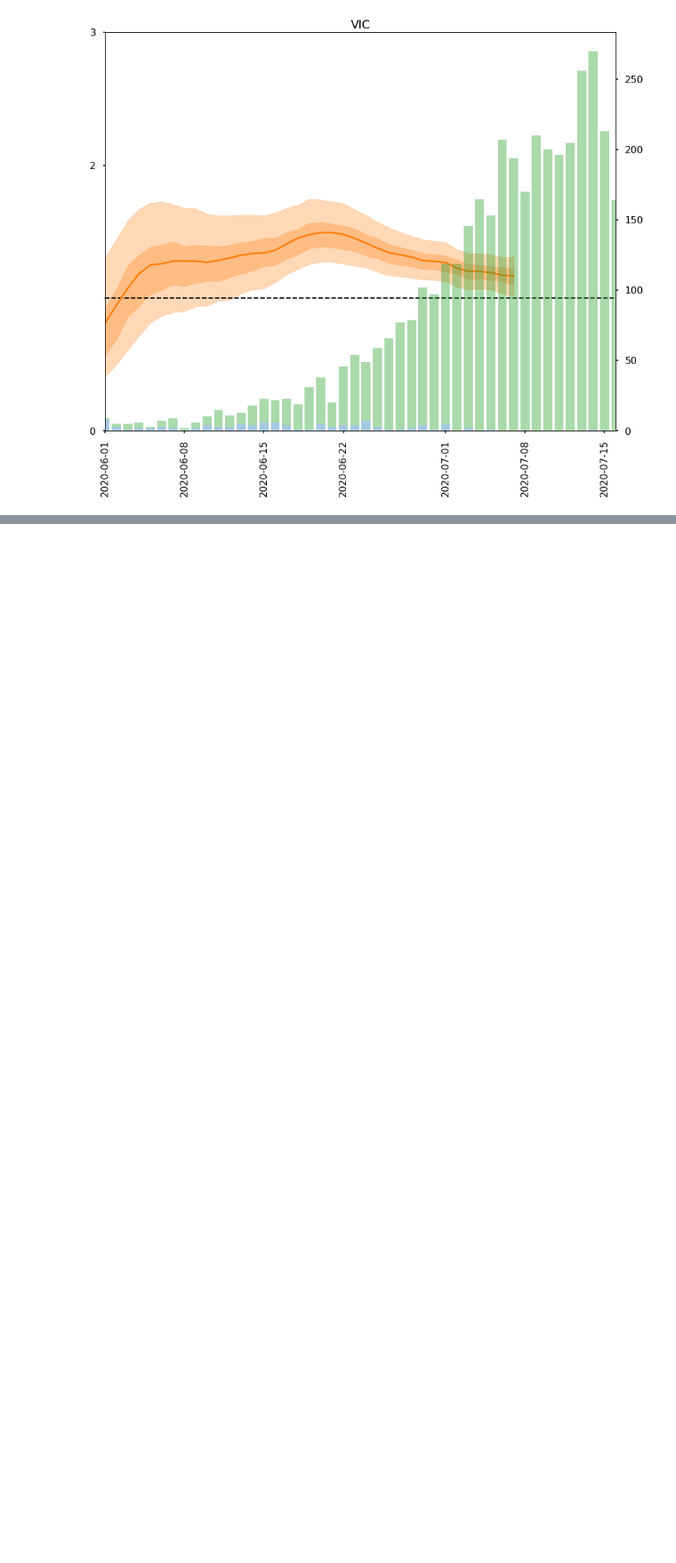
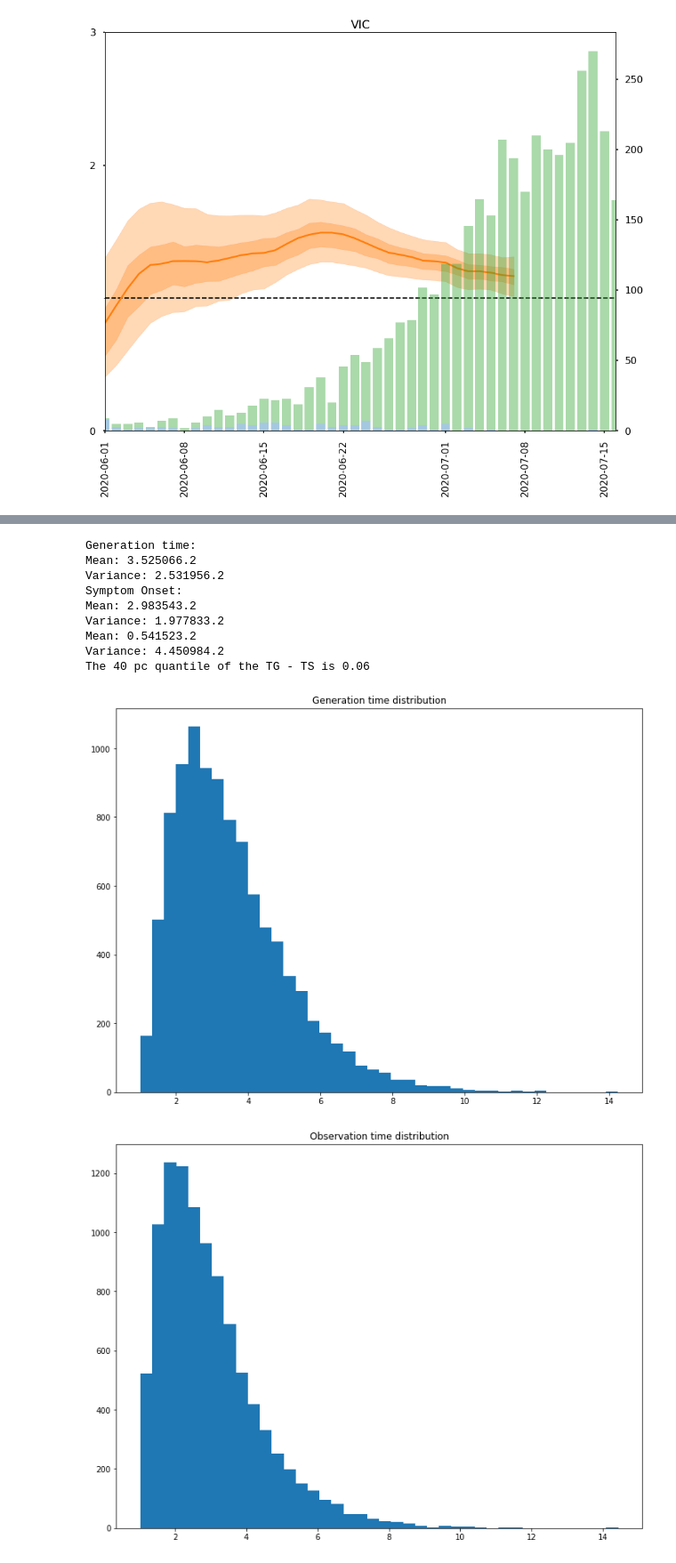
Before and after one commit to tdennisliu/covid19-forecasting-aus, a Jupyter notebook: model/lshtm_reff.ipynb, the cells around one changed output, grey strips where cells are left out. Shown: that part at 89% size. Saved outputs shown, nothing was run; the diff lists cells and outputs as text; code cells hidden in the pictures; blank space fills up the shorter version.

Commit message:
added plots to compare time distributions of model.

```diff
--- a/model/lshtm_reff.ipynb
+++ b/model/lshtm_reff.ipynb
@@ -255,0 +205,42 @@ See the caveats in the documentation: https://pandas.pydata.org/pandas-docs/stab
+# %%
+import numpy as np
+import matplotlib.pyplot as plt
+
+#Generation time distribution
+fig,ax = plt.subplots(figsize=(12,9))
+x = 1+np.random.gamma(2.5/1, 1, size = 10000)
+print("Generation time: \nMean: %f.2" %np.mean(x))
+print("Variance: %f.2" %np.var(x))
+ax.hist(x,bins=40)
+ax.set_title("Generation time distribution")
+
+#Symptom onset time distribution
+fig,ax = plt.subplots(figsize=(12,9))
+y = 1+np.random.gamma(2/1, 1, size = 10000)
+print("Symptom Onset: \nMean: %f.2" %np.mean(y))
+print("Variance: %f.2" %np.var(y))
+ax.hist(y,bins=40)
+ax.set_title("Observation time distribution")
+
+
+#difference
+fig,ax = plt.subplots(figsize=(12,9))
+
+print("Mean: %f.2" %np.mean(x-y))
+print("Variance: %f.2" %np.var(x-y))
+ax.hist(x-y,bins=40)
+ax.set_title("difference time distribution")
+print("The 40 pc quantile of the TG - TS is %.2f" % np.quantile(x-y,0.4))
+plt.show()
+# %% [output]
+Generation time:
+Mean: 3.525066.2
+Variance: 2.531956.2
+Symptom Onset:
+Mean: 2.983543.2
+Variance: 1.977833.2
+Mean: 0.541523.2
+Variance: 4.450984.2
+The 40 pc quantile of the TG - TS is 0.06
+[figure, added]
+[figure, added]
```
Also changed, not shown: parts of 5 cells of this notebook.
